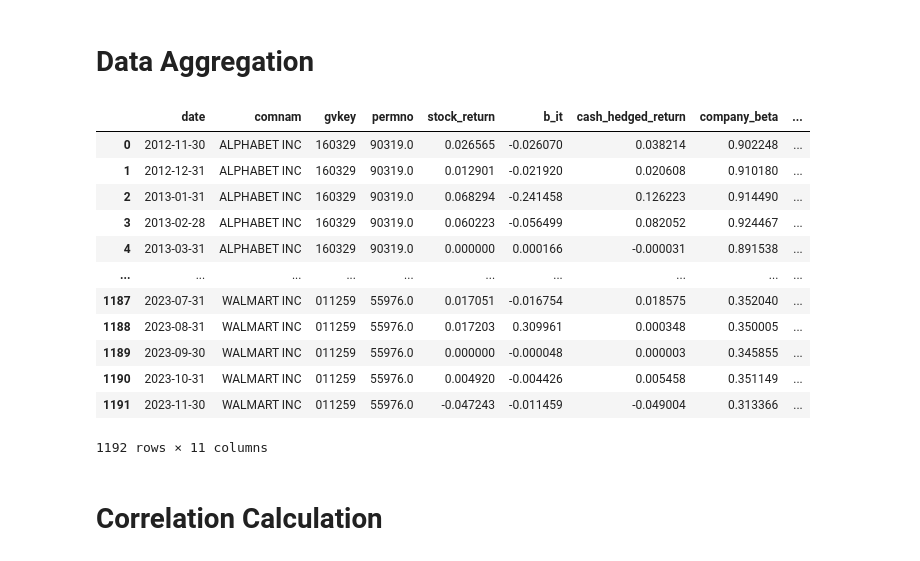
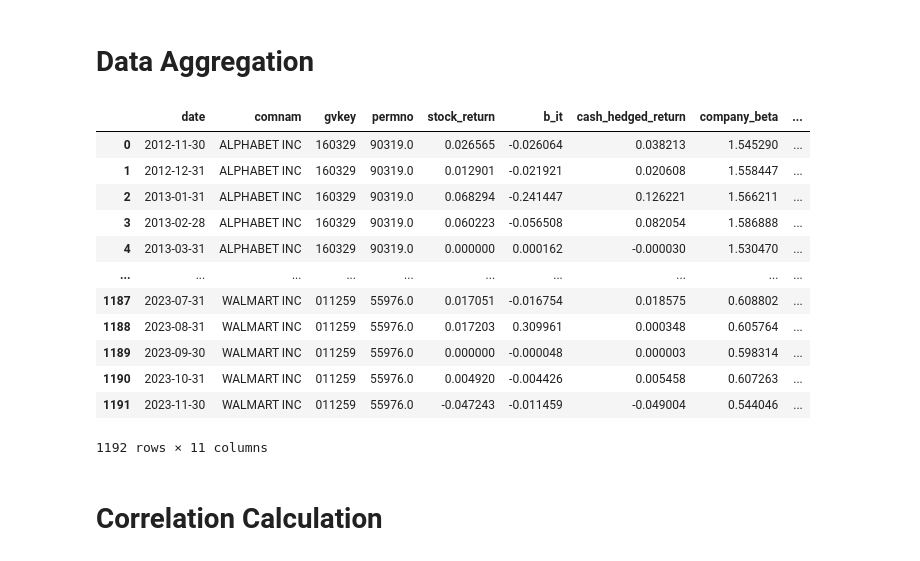
Before and after one commit to veervohra03/CashHedged, a Jupyter notebook: Veer-Base.ipynb, the cells around one changed output. Drawn from its saved outputs; the diff is of its cells as text; code cells hidden in the pictures.

Commit message:
Monthly aggregation.

```diff
--- a/Veer-Base.ipynb
+++ b/Veer-Base.ipynb
@@ -372,54 +372,57 @@ def main(id_table):
         # Add the company name (comnam) to the company DataFrame
         company['comnam'] = comnam_mapping.get(permnos[i], 'Unknown')
 
-        def aggregate_monthly(start_date, end_date, daily_data, column, agg_func):
+        def aggregate_monthly(start_date, end_date, daily_data, column):
             mask = (daily_data['date'] >= start_date) & (daily_data['date'] <= end_date)
-            return agg_func(daily_data.loc[mask, column])
+            filtered_rates = daily_data.loc[mask, column]
+            if filtered_rates.empty:
+                return np.nan
+            num_days = len(filtered_rates)
+            annualized_compounded_rate = np.prod(1 + filtered_rates) - 1
+            monthly_equivalent_rate = (1 + annualized_compounded_rate) ** (12 / num_days) - 1
+            return monthly_equivalent_rate
+
 
         company['snp_return'] = company.apply(
-            lambda row: aggregate_monthly(row['month_start'], row['month_end'], sp500_data, 'daily_return',
-                                        lambda x: np.prod(1 + x) - 1), axis=1
-        )
+            lambda row: aggregate_monthly(row['month_start'], row['month_end'], sp500_data, 'daily_return'), axis=1)
 
         company['rf_rate'] = company.apply(
-            lambda row: aggregate_monthly(row['month_start'], row['month_end'], risk_free_data, 'daily_rf_rate',
-                                        lambda x: np.prod(1 + x) - 1), axis=1
-        )
+            lambda row: aggregate_monthly(row['month_start'], row['month_end'], risk_free_data, 'daily_rf_rate'), axis=1)
 
         company.drop(columns=['month_start', 'month_end'], axis=1, inplace=True)
 
         calculate_returns(company)
 
         company['company_beta'] = calculate_rolling_beta(company['stock_return'], company['snp_return'])
         company['cash_hedged_beta'] = calculate_rolling_beta(company['cash_hedged_return'], company['snp_return'])
 
         if not agg_fin_data.empty:
             agg_fin_data = pd.concat([agg_fin_data, company], ignore_index=True)
         else:
             agg_fin_data = company
 
     agg_fin_data = agg_fin_data.sort_values(by=['comnam', 'date']).reset_index(drop=True)
 
     agg_fin_data = agg_fin_data[['date', 'comnam', 'gvkey', 'permno', 'stock_return', 'b_it' ,'cash_hedged_return', 'company_beta', 'cash_hedged_beta', 'snp_return', 'rf_rate']].dropna()
 
     return agg_fin_data.reset_index(drop=True)
 
 out = main(ids) # ids is any table with [permno, gvkey, comnam]
 
 out
 # %% [output]
 |  | date | comnam | gvkey | permno | stock_return | b_it | cash_hedged_return | company_beta | ... |
-| 0 | 2012-11-30 | ALPHABET INC | 160329 | 90319.0 | 0.026565 | -0.026070 | 0.038214 | 0.902248 | ... |
-| 1 | 2012-12-31 | ALPHABET INC | 160329 | 90319.0 | 0.012901 | -0.021920 | 0.020608 | 0.910180 | ... |
-| 2 | 2013-01-31 | ALPHABET INC | 160329 | 90319.0 | 0.068294 | -0.241458 | 0.126223 | 0.914490 | ... |
-| 3 | 2013-02-28 | ALPHABET INC | 160329 | 90319.0 | 0.060223 | -0.056499 | 0.082052 | 0.924467 | ... |
-| 4 | 2013-03-31 | ALPHABET INC | 160329 | 90319.0 | 0.000000 | 0.000166 | -0.000031 | 0.891538 | ... |
+| 0 | 2012-11-30 | ALPHABET INC | 160329 | 90319.0 | 0.026565 | -0.026064 | 0.038213 | 1.545290 | ... |
+| 1 | 2012-12-31 | ALPHABET INC | 160329 | 90319.0 | 0.012901 | -0.021921 | 0.020608 | 1.558447 | ... |
+| 2 | 2013-01-31 | ALPHABET INC | 160329 | 90319.0 | 0.068294 | -0.241447 | 0.126221 | 1.566211 | ... |
+| 3 | 2013-02-28 | ALPHABET INC | 160329 | 90319.0 | 0.060223 | -0.056508 | 0.082054 | 1.586888 | ... |
+| 4 | 2013-03-31 | ALPHABET INC | 160329 | 90319.0 | 0.000000 | 0.000162 | -0.000030 | 1.530470 | ... |
 | ... | ... | ... | ... | ... | ... | ... | ... | ... | ... |
-| 1187 | 2023-07-31 | WALMART INC | 011259 | 55976.0 | 0.017051 | -0.016754 | 0.018575 | 0.352040 | ... |
-| 1188 | 2023-08-31 | WALMART INC | 011259 | 55976.0 | 0.017203 | 0.309961 | 0.000348 | 0.350005 | ... |
-| 1189 | 2023-09-30 | WALMART INC | 011259 | 55976.0 | 0.000000 | -0.000048 | 0.000003 | 0.345855 | ... |
-| 1190 | 2023-10-31 | WALMART INC | 011259 | 55976.0 | 0.004920 | -0.004426 | 0.005458 | 0.351149 | ... |
-| 1191 | 2023-11-30 | WALMART INC | 011259 | 55976.0 | -0.047243 | -0.011459 | -0.049004 | 0.313366 | ... |
+| 1187 | 2023-07-31 | WALMART INC | 011259 | 55976.0 | 0.017051 | -0.016754 | 0.018575 | 0.608802 | ... |
+| 1188 | 2023-08-31 | WALMART INC | 011259 | 55976.0 | 0.017203 | 0.309961 | 0.000348 | 0.605764 | ... |
+| 1189 | 2023-09-30 | WALMART INC | 011259 | 55976.0 | 0.000000 | -0.000048 | 0.000003 | 0.598314 | ... |
+| 1190 | 2023-10-31 | WALMART INC | 011259 | 55976.0 | 0.004920 | -0.004426 | 0.005458 | 0.607263 | ... |
+| 1191 | 2023-11-30 | WALMART INC | 011259 | 55976.0 | -0.047243 | -0.011459 | -0.049004 | 0.544046 | ... |
 1192 rows × 11 columns
 # %% [markdown]
 # Correlation Calculation
```
Also changed, not shown: parts of 1 cell of this notebook.
